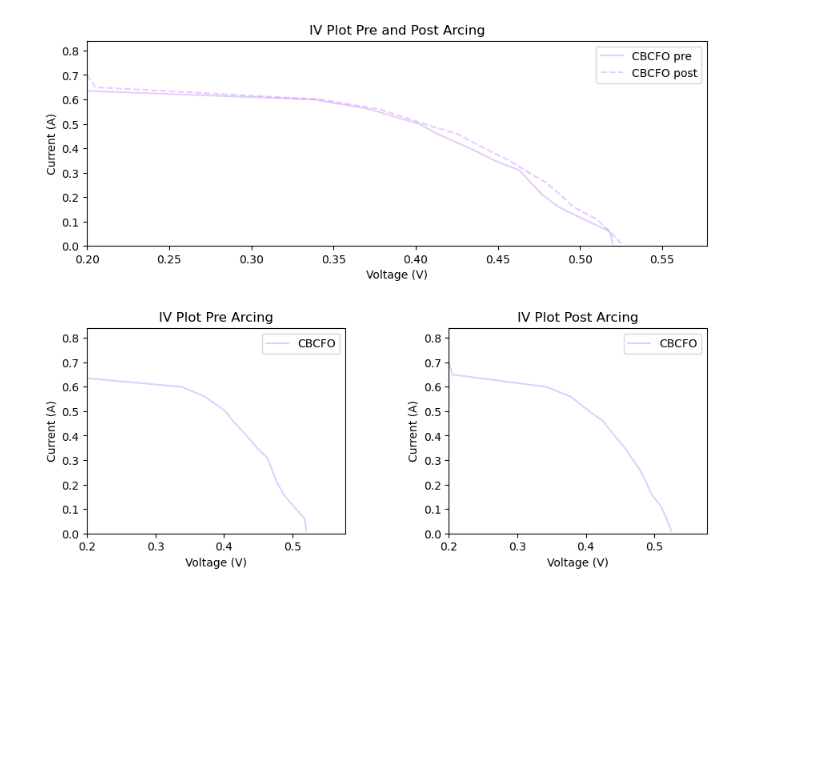
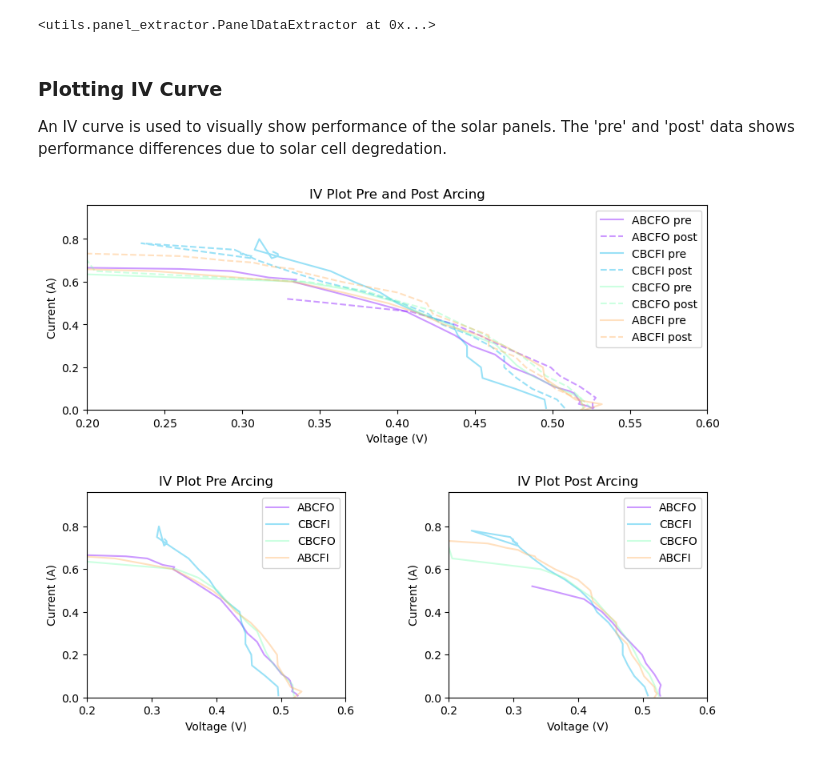
Before and after one commit to willAlbertini707/ArcingLab, a Jupyter notebook: main_data_analysis.ipynb, the cells around one changed output. Drawn from its saved outputs; the diff is of its cells as text; code cells hidden in the pictures; blank space fills up the shorter version.

Commit message:
Final figures and tables for lab write up

```diff
--- a/main_data_analysis.ipynb
+++ b/main_data_analysis.ipynb
@@ -27,0 +39,2 @@ panel_extractor = PanelDataExtractor().fit_extract(panel_data)
+# %%
+panel_extractor.apply_current_adjust(294.15)
@@ -28,4 +49,12 @@ panel_extractor = PanelDataExtractor().fit_extract(panel_data)
 # %%
-panel_extractor.plot_results()
+panel_extractor.add_power()
 # %% [output]
-[figure, removed]
+<utils.panel_extractor.PanelDataExtractor at 0x...>
+# %% [markdown]
+### Plotting IV Curve
+
+An IV curve is used to visually show performance of the solar panels. The 'pre' and 'post' data shows performance differences due to solar cell degredation.
+# %%
+panel_extractor.plot_results(alpha = 0.4, xlim = [.2, .6])
+# %% [output]
+[figure, added]
```
Also changed, not shown: parts of 14 cells of this notebook.
